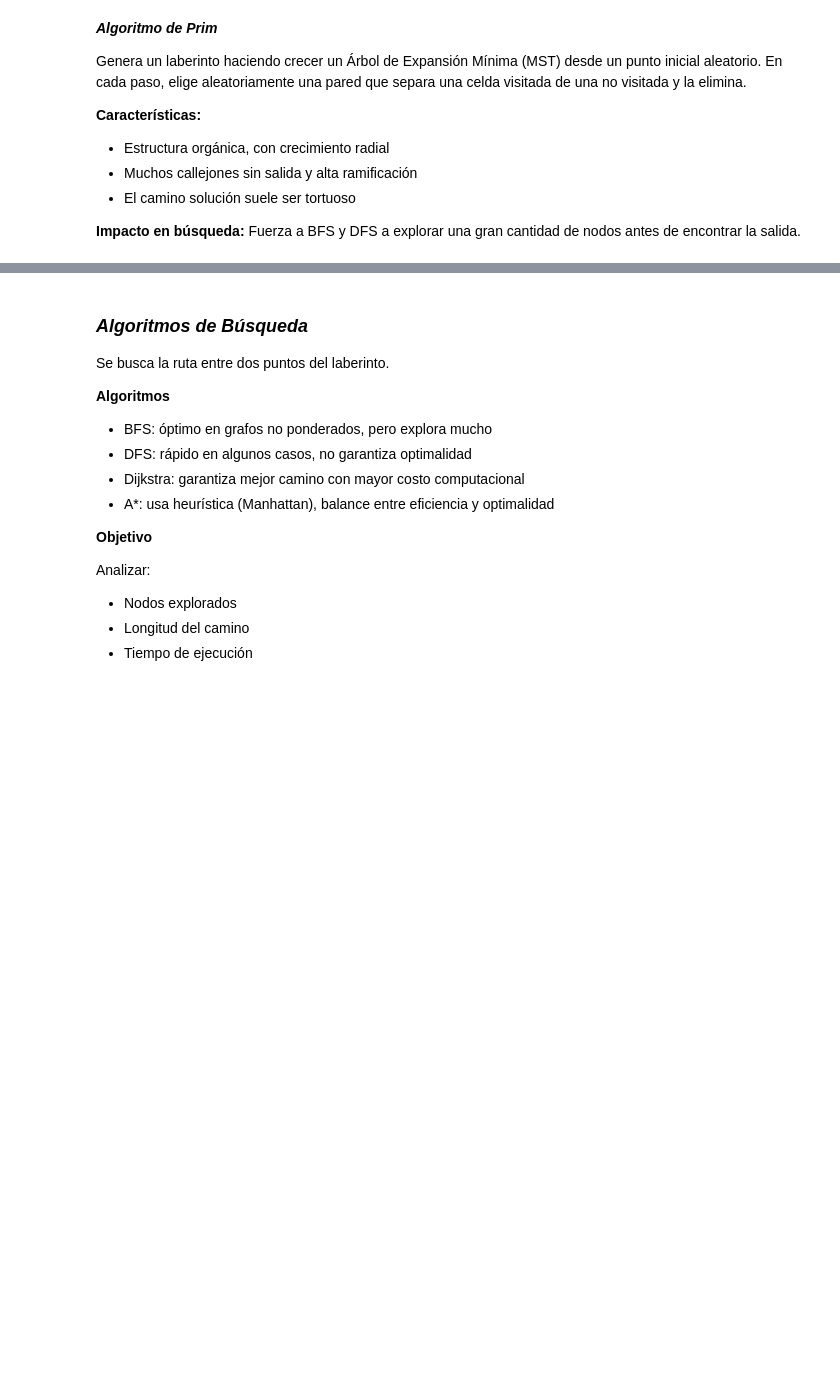
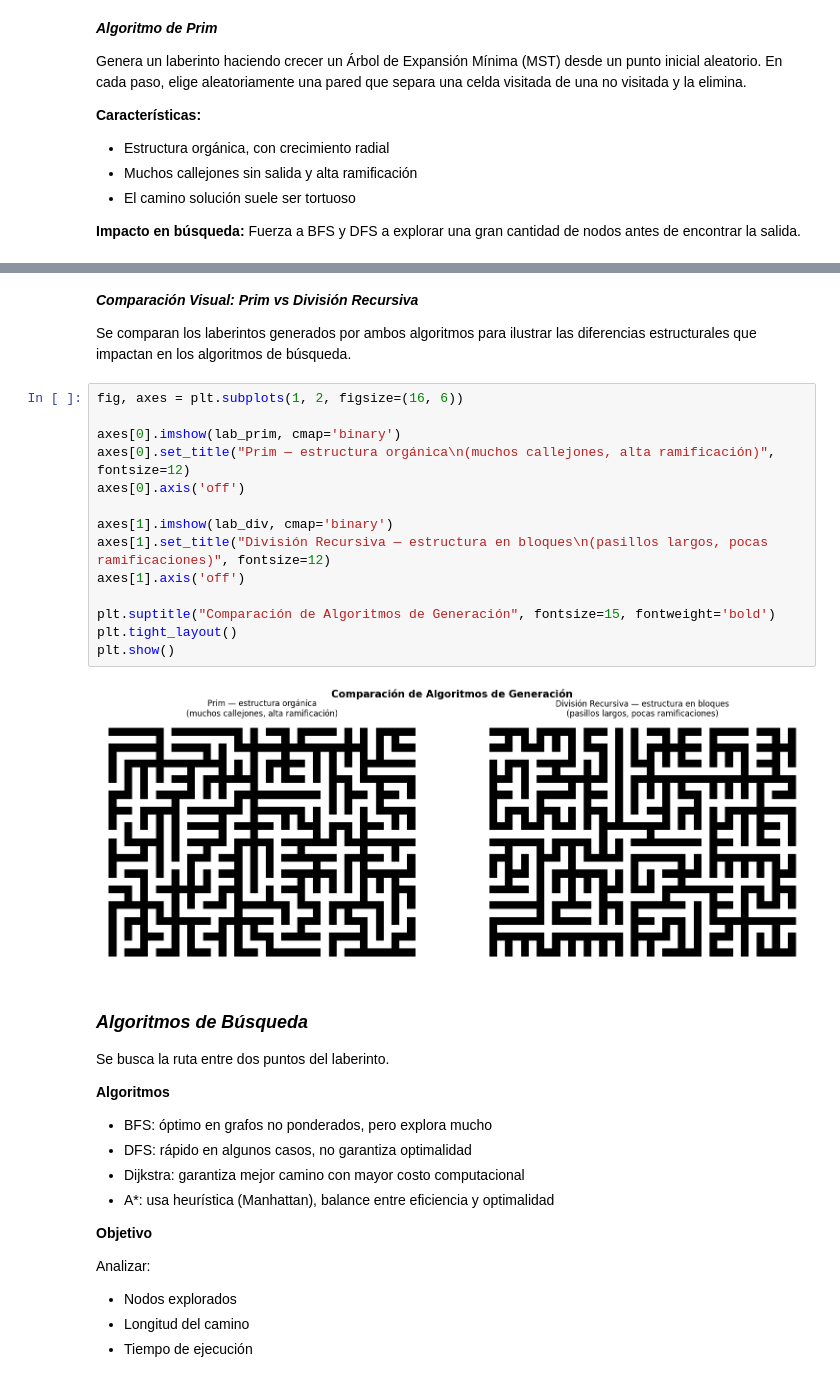
Before and after one commit to CindyGualim/InteligenciaArtificial-CC3085, a Jupyter notebook: proyecto2.ipynb, the cells around one changed output, grey strips where cells are left out. Drawn from its saved outputs; the diff is of its cells as text; blank space fills up the shorter version.

```diff
--- a/proyecto2.ipynb
+++ b/proyecto2.ipynb
@@ -114,3 +228,23 @@ Favorece algoritmos heurísticos como A*.
+# %% [markdown]
+***Comparación Visual: Prim vs División Recursiva***
+
+Se comparan los laberintos generados por ambos algoritmos para ilustrar las diferencias estructurales que impactan en los algoritmos de búsqueda.
+# %%
+fig, axes = plt.subplots(1, 2, figsize=(16, 6))
+
+axes[0].imshow(lab_prim, cmap='binary')
+axes[0].set_title("Prim — estructura orgánica\n(muchos callejones, alta ramificación)", fontsize=12)
+axes[0].axis('off')
+
+axes[1].imshow(lab_div, cmap='binary')
+axes[1].set_title("División Recursiva — estructura en bloques\n(pasillos largos, pocas ramificaciones)", fontsize=12)
+axes[1].axis('off')
+
+plt.suptitle("Comparación de Algoritmos de Generación", fontsize=15, fontweight='bold')
+plt.tight_layout()
+plt.show()
+# %% [output]
+[figure, added]
 # %% [markdown]
 ### ***Algoritmos de Búsqueda***
 
```
Also changed, not shown: parts of 5 cells of this notebook.
